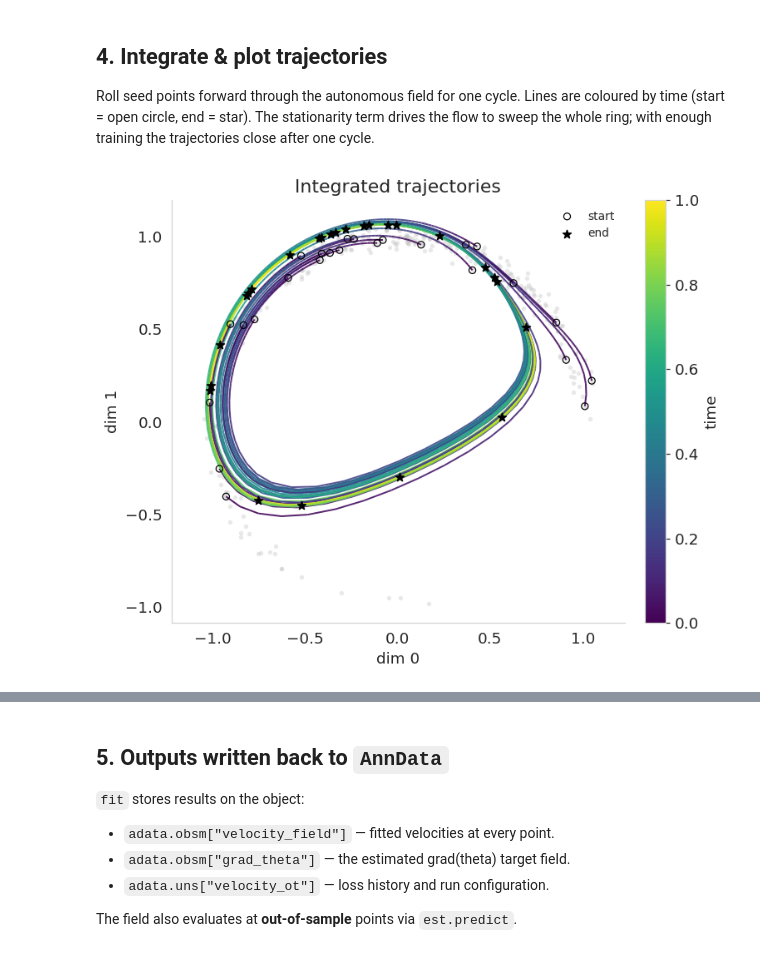
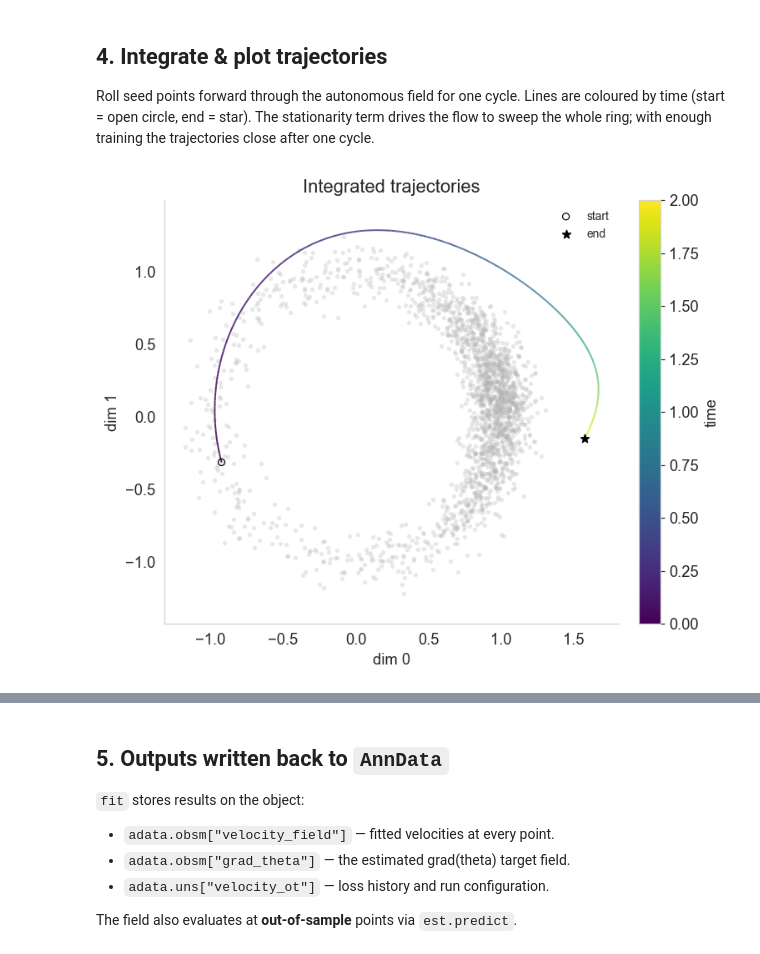
Before and after one commit to isaac-wachsman-ncsu/cell-donut, a Jupyter notebook: velocity_ot_demo.ipynb, the cells around one changed output, grey strips where cells are left out. Cells and saved outputs as stored; diff of their text form; code cells hidden in the pictures.

```diff
--- a/velocity_ot_demo.ipynb
+++ b/velocity_ot_demo.ipynb
@@ -182,8 +173,8 @@ Roll seed points forward through the autonomous field for one cycle. Lines are
 coloured by time (start = open circle, end = star). The stationarity term drives
 the flow to sweep the whole ring; with enough training the trajectories close
 after one cycle.
-# %%
-ax = vo.plot_trajectories(est, X=adata.X, n_seeds=25, T=1.0, n_steps=120, method="rk4")
-plt.show()
-# %% [output]
-[figure, removed]
+# %%
+ax = vo.plot_trajectories(est, X =adata.X,n_seeds=1, n_steps=1000,T=2.0)
+plt.show()
+# %% [output]
+[figure, added]
```
Also changed, not shown: parts of 12 cells of this notebook, 5 other files.
